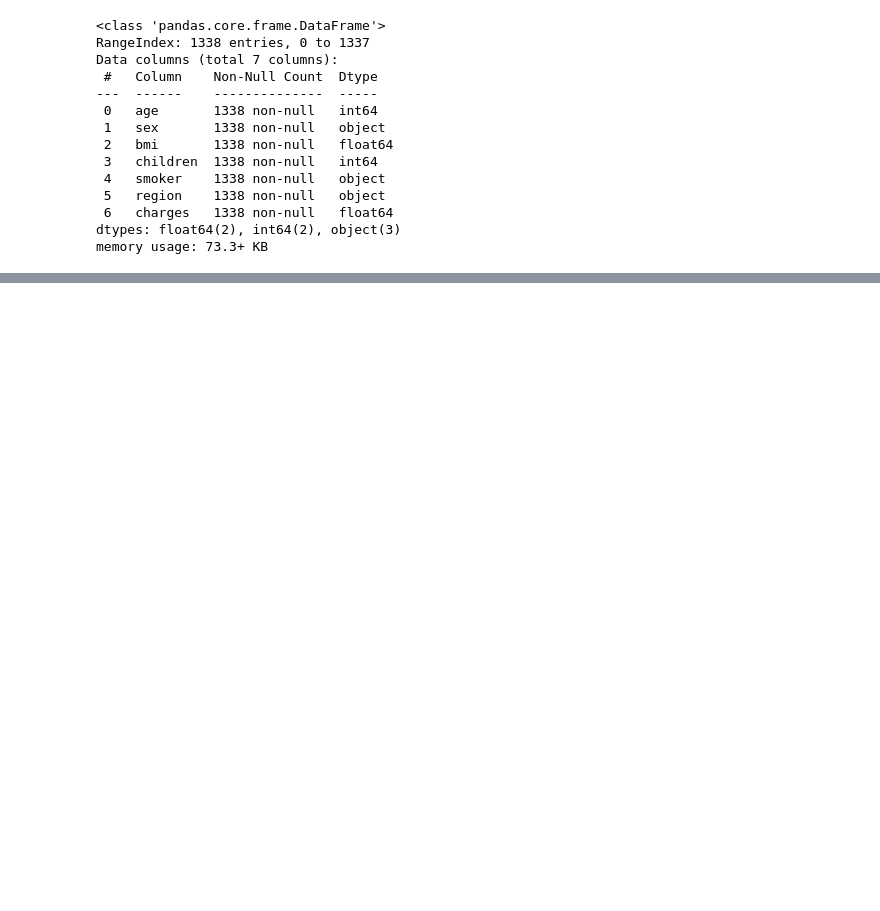
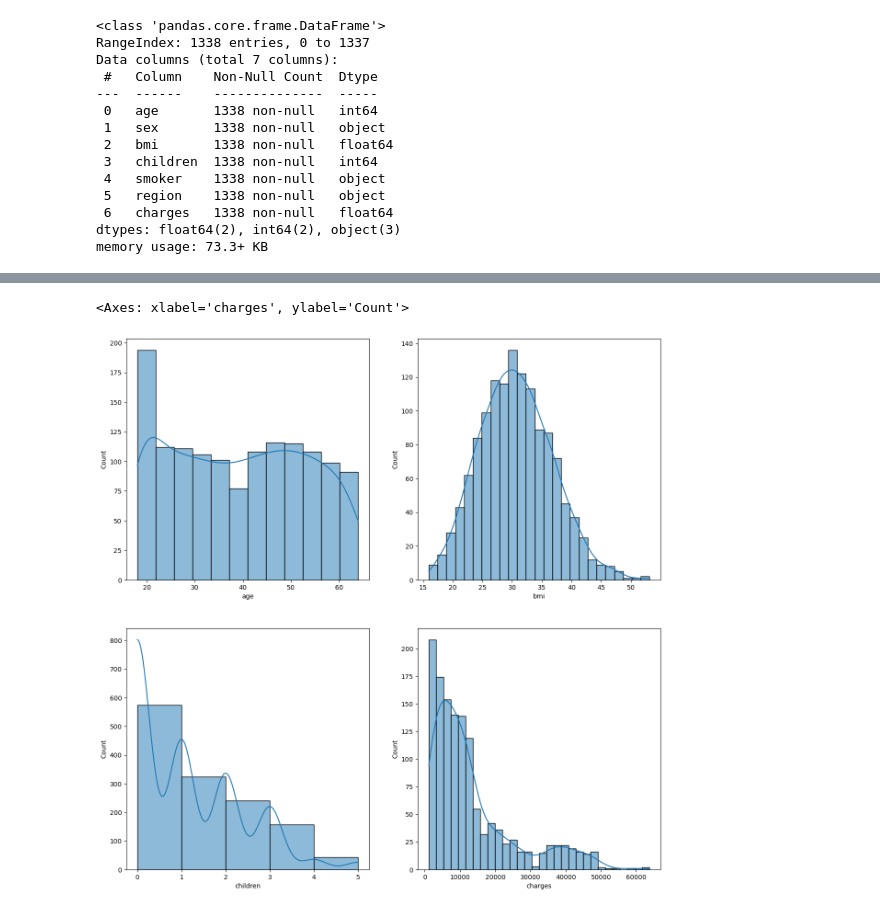
Before and after one commit to mayurkadam9833/Medical-Insurance-Charges-Estimator, a Jupyter notebook: research/Experiments.ipynb, the cells around one changed output, grey strips where cells are left out. Cells and saved outputs as stored; diff of their text form; code cells hidden in the pictures; blank space fills up the shorter version.

Commit message:
create config for data tranformation and perfom experimnets in notbook

```diff
--- a/research/Experiments.ipynb
+++ b/research/Experiments.ipynb
@@ -30,0 +80,14 @@ memory usage: 73.3+ KB
+# %%
+# plotting data distribution of numeric features
+plt.figure(figsize=(15,15))
+plt.subplot(2,2,1)
+sns.histplot(data["age"],kde=True)
+plt.subplot(2,2,2)
+sns.histplot(data["bmi"],kde=True)
+plt.subplot(2,2,3)
+sns.histplot(data["children"],kde=True,bins=5)
+plt.subplot(2,2,4)
+sns.histplot(data["charges"],kde=True)
+# %% [output]
+<Axes: xlabel='charges', ylabel='Count'>
+[figure, added]
```
Also changed, not shown: parts of 28 cells of this notebook, 3 other files.
